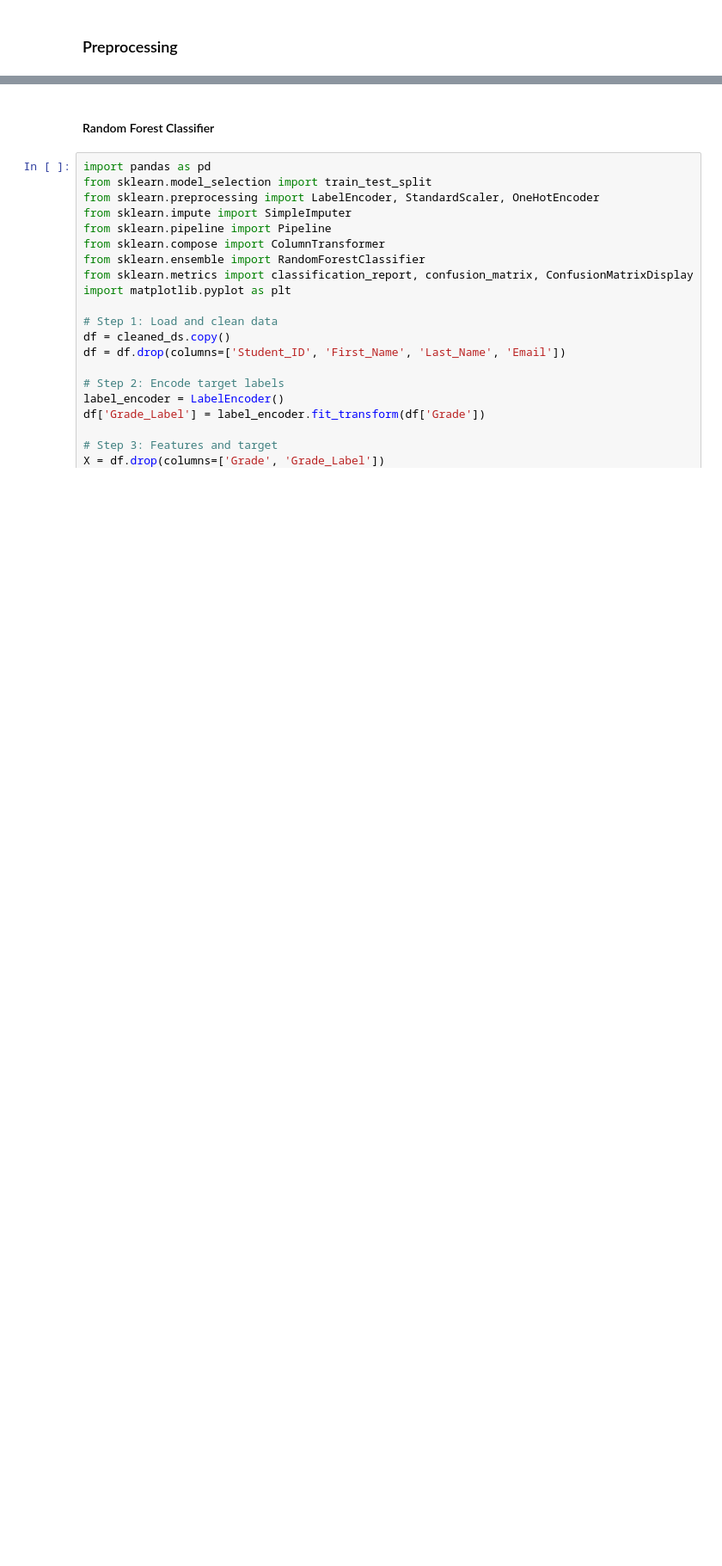
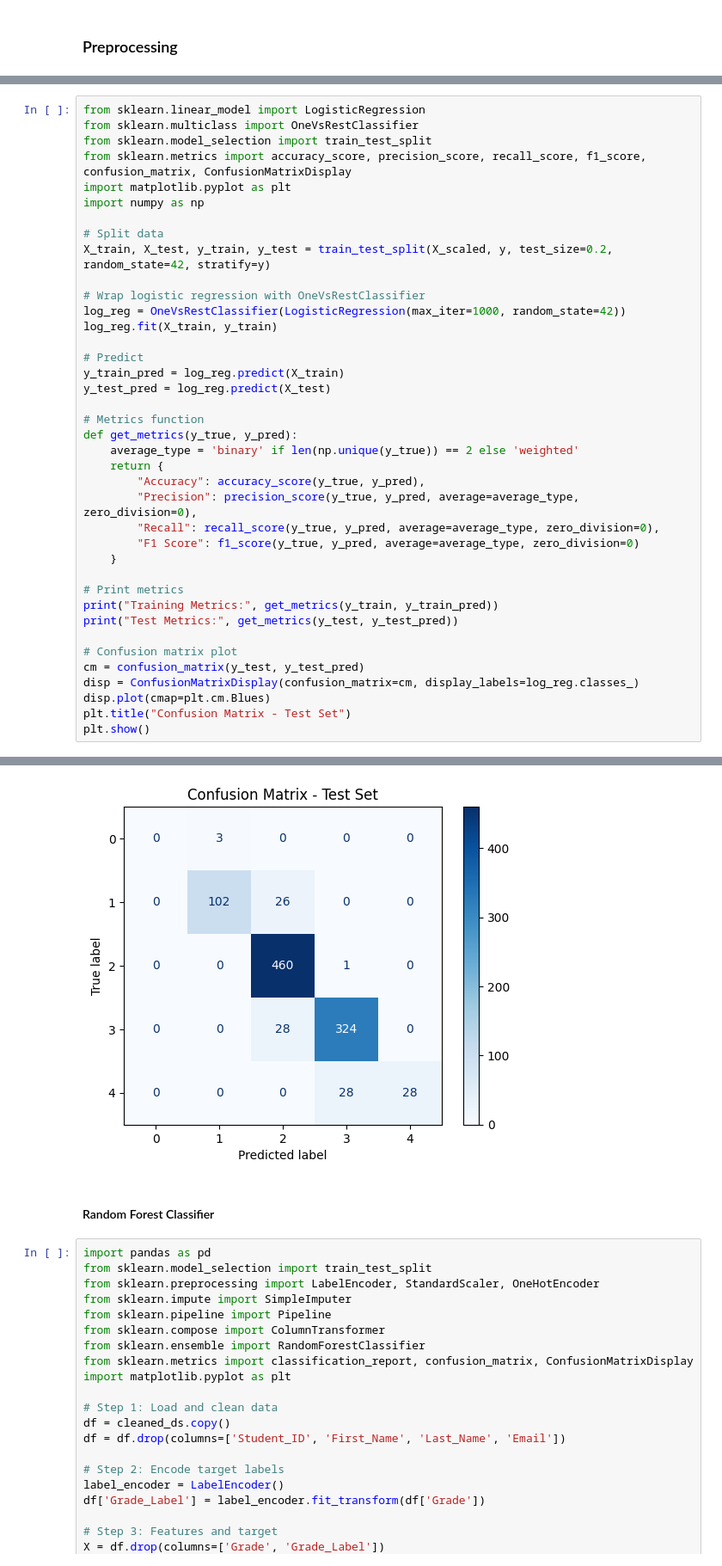
Before and after one commit to mani8072/Data_science_thesis, a Jupyter notebook: coding/machine_learning.ipynb, the cells around one changed output, grey strips where cells are left out. Shown at 86% size. Saved outputs shown, nothing was run; the diff lists cells and outputs as text; blank space fills up the shorter version.

```diff
--- a/coding/machine_learning.ipynb
+++ b/coding/machine_learning.ipynb
@@ -300,0 +263,40 @@ weighted avg       0.96      0.95      0.96      1000
+# %%
+from sklearn.linear_model import LogisticRegression
+from sklearn.multiclass import OneVsRestClassifier
+from sklearn.model_selection import train_test_split
+from sklearn.metrics import accuracy_score, precision_score, recall_score, f1_score, confusion_matrix, ConfusionMatrixDisplay
+import matplotlib.pyplot as plt
+import numpy as np
+
+# Split data
+X_train, X_test, y_train, y_test = train_test_split(X_scaled, y, test_size=0.2, random_state=42, stratify=y)
+
+# Wrap logistic regression with OneVsRestClassifier
+log_reg = OneVsRestClassifier(LogisticRegression(max_iter=1000, random_state=42))
+log_reg.fit(X_train, y_train)
+
+# Predict
+y_train_pred = log_reg.predict(X_train)
+y_test_pred = log_reg.predict(X_test)
+
+# Metrics function
+def get_metrics(y_true, y_pred):
+    average_type = 'binary' if len(np.unique(y_true)) == 2 else 'weighted'
+    return {
+        "Accuracy": accuracy_score(y_true, y_pred),
+        "Precision": precision_score(y_true, y_pred, average=average_type, zero_division=0),
+        "Recall": recall_score(y_true, y_pred, average=average_type, zero_division=0),
+        "F1 Score": f1_score(y_true, y_pred, average=average_type, zero_division=0)
+    }
+
+# Print metrics
+print("Training Metrics:", get_metrics(y_train, y_train_pred))
+print("Test Metrics:", get_metrics(y_test, y_test_pred))
+
+# Confusion matrix plot
+cm = confusion_matrix(y_test, y_test_pred)
+disp = ConfusionMatrixDisplay(confusion_matrix=cm, display_labels=log_reg.classes_)
+disp.plot(cmap=plt.cm.Blues)
+plt.title("Confusion Matrix - Test Set")
+plt.show()
+# %% [output]
@@ -301,3 +305,4 @@ weighted avg       0.96      0.95      0.96      1000
+[figure, added]
 # %% [markdown]
 #### Random Forest Classifier
 # %%
```
Also changed, not shown: parts of 8 cells of this notebook.
